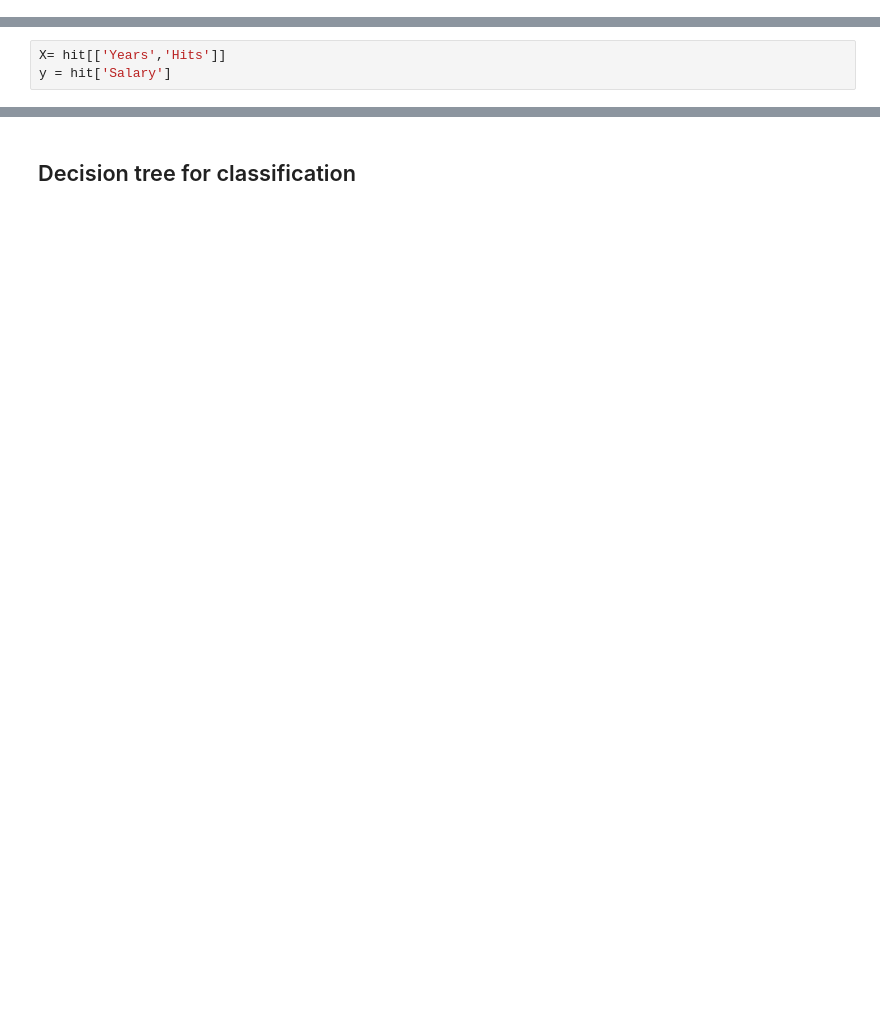
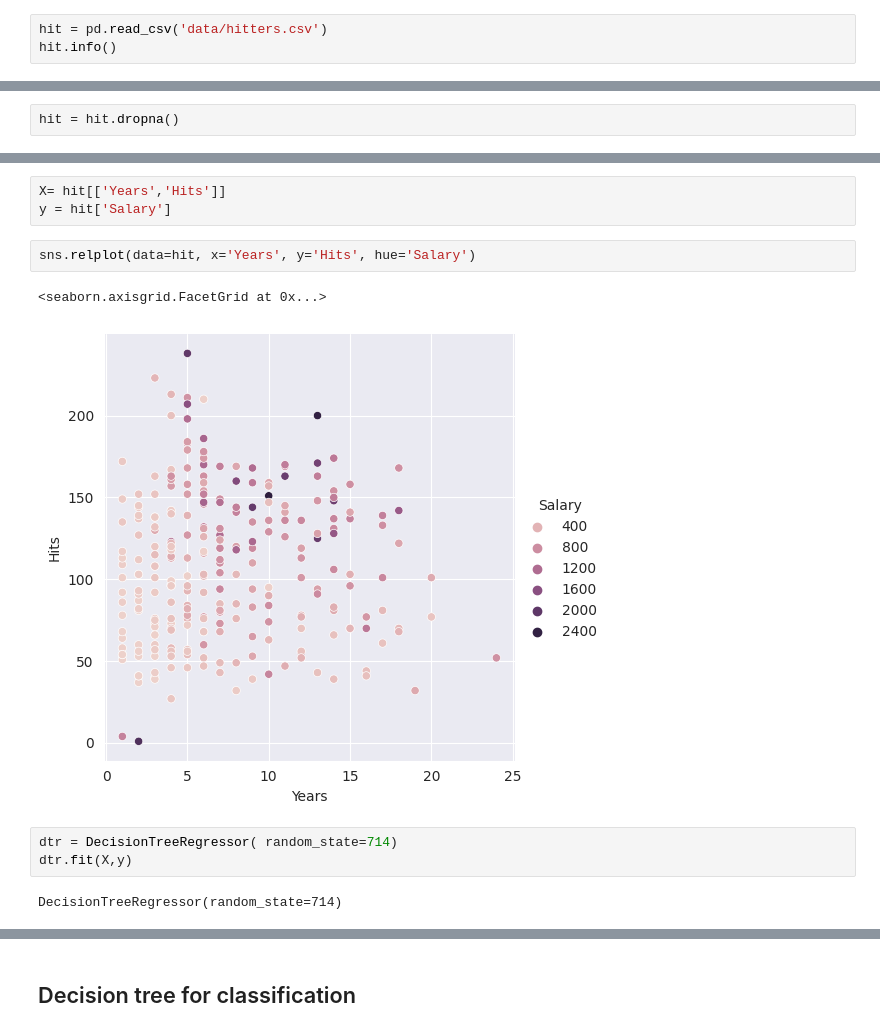
Before and after one commit to jimmynkim/DAEM, a Jupyter notebook: DAEM23_06.ipynb, the cells around one changed output, grey strips where cells are left out. Cells and saved outputs as stored; diff of their text form; blank space fills up the shorter version.

```diff
--- a/DAEM23_06.ipynb
+++ b/DAEM23_06.ipynb
@@ -314,2 +316,5 @@ To: /content/data/hitters.csv
 # %% [markdown]
 ## Decision tree for regression
+# %%
+hit = pd.read_csv('data/hitters.csv')
+hit.info()
@@ -315,0 +348,2 @@ To: /content/data/hitters.csv
+# %%
+hit = hit.dropna()
@@ -316,3 +359,13 @@ To: /content/data/hitters.csv
 # %%
 X= hit[['Years','Hits']]
 y = hit['Salary']
+# %%
+sns.relplot(data=hit, x='Years', y='Hits', hue='Salary')
+# %% [output]
+<seaborn.axisgrid.FacetGrid at 0x...>
+[figure, added]
+# %%
+dtr = DecisionTreeRegressor( random_state=714)
+dtr.fit(X,y)
+# %% [output]
+DecisionTreeRegressor(random_state=714)
```
Also changed, not shown: parts of 18 cells of this notebook.
